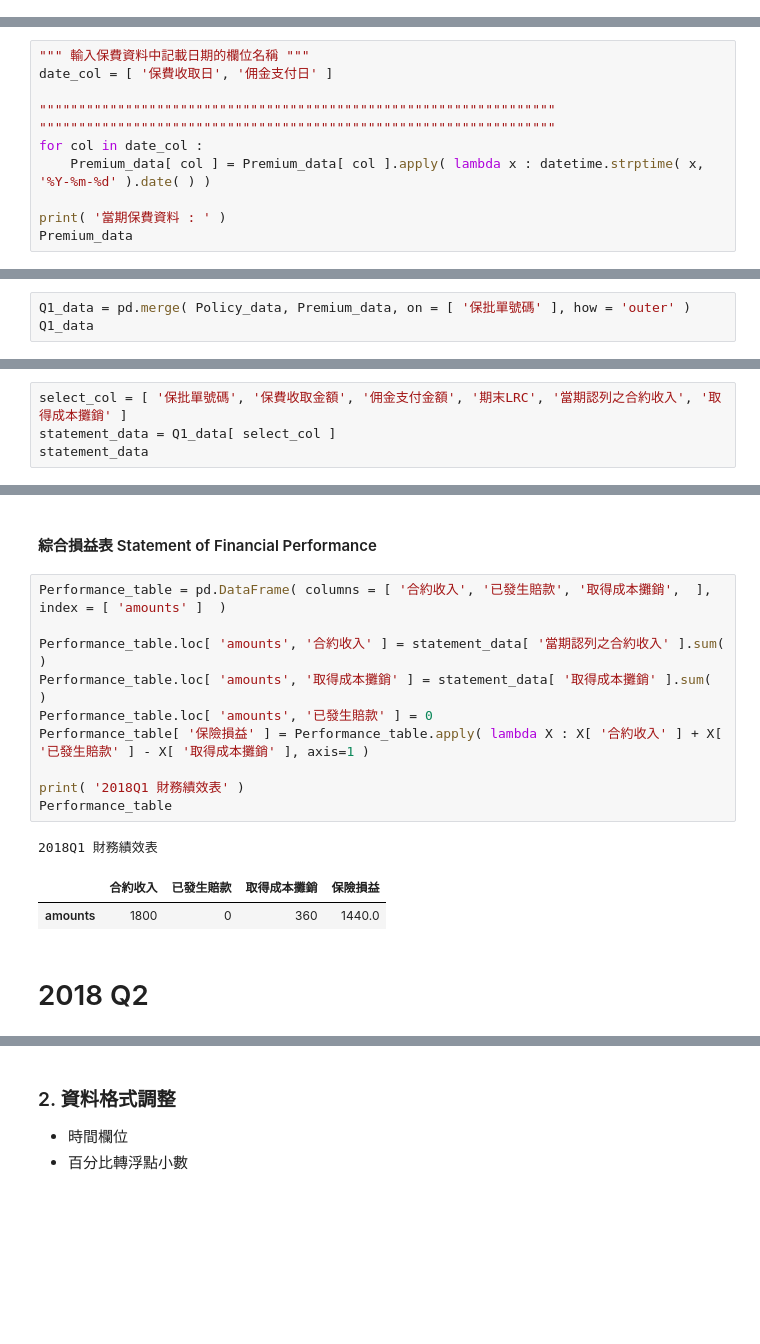
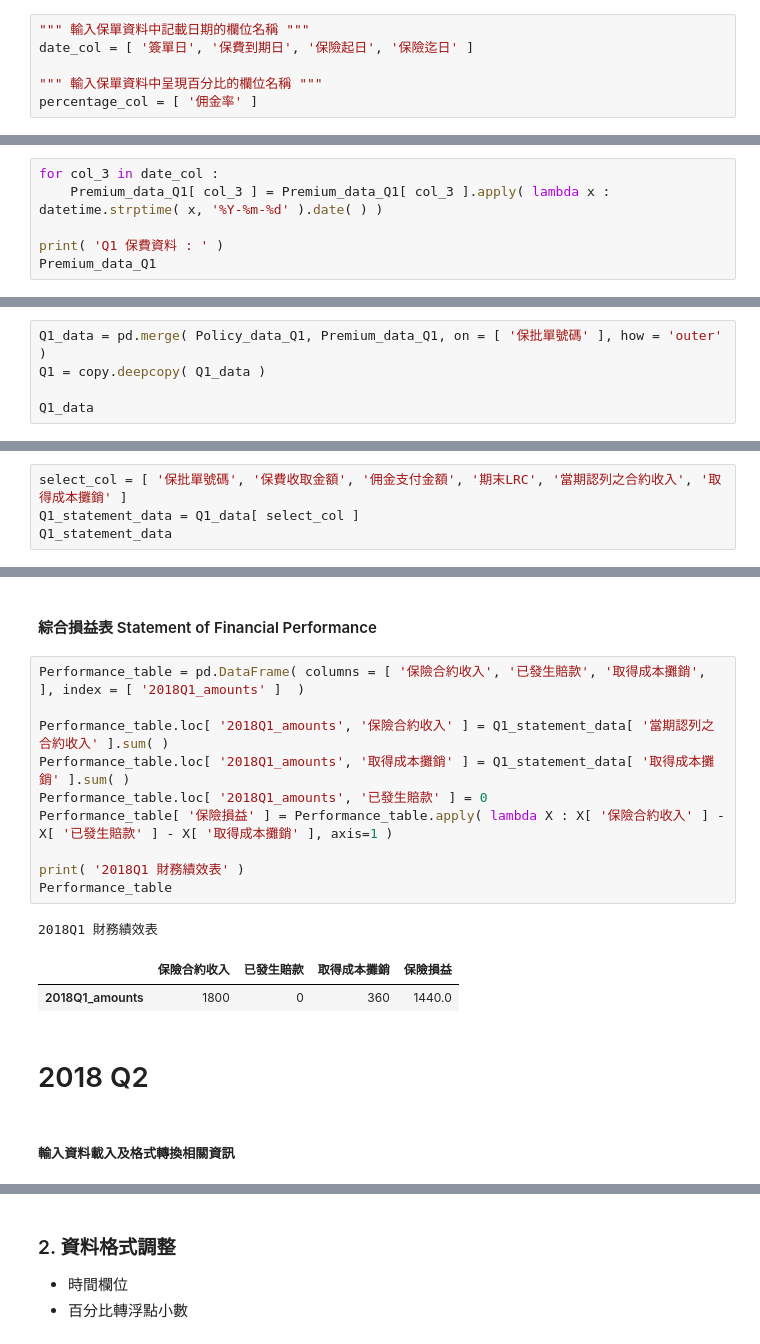
Before and after one commit to YenLinWu/IFRS-17-PAA-Implementation, a Jupyter notebook: PAA/PAA.ipynb, the cells around one changed output, grey strips where cells are left out. Saved outputs shown, nothing was run; the diff lists cells and outputs as text; blank space fills up the shorter version.

```diff
--- a/PAA/PAA.ipynb
+++ b/PAA/PAA.ipynb
@@ -43 +67,7 @@ Path of Read in Premium Data: /Users/YenLin/Desktop/PAA/Data/保費資料_2018Q1
+# %%
+""" 輸入保單資料中記載日期的欄位名稱 """
+date_col = [ '簽單日', '保費到期日', '保險起日', '保險迄日' ]
+
+""" 輸入保單資料中呈現百分比的欄位名稱 """
+percentage_col = [ '佣金率' ]
 # %%
@@ -72,12 +102,7 @@ Policy_data
 # %%
-""" 輸入保費資料中記載日期的欄位名稱 """
-date_col = [ '保費收取日', '佣金支付日' ]
+for col_3 in date_col :
+    Premium_data_Q1[ col_3 ] = Premium_data_Q1[ col_3 ].apply( lambda x : datetime.strptime( x, '%Y-%m-%d' ).date( ) )
 
-""""""""""""""""""""""""""""""""""""""""""""""""""""""""""""""""""
-""""""""""""""""""""""""""""""""""""""""""""""""""""""""""""""""""
-for col in date_col :
-    Premium_data[ col ] = Premium_data[ col ].apply( lambda x : datetime.strptime( x, '%Y-%m-%d' ).date( ) )
-
-print( '當期保費資料 : ' )
-Premium_data
+print( 'Q1 保費資料 : ' )
+Premium_data_Q1
 # %% [output]
@@ -91,7 +116,9 @@ Premium_data
 # %% [markdown]
 ### 3. 合併當期「保單資料」及「保費資料」
 # %%
-Q1_data = pd.merge( Policy_data, Premium_data, on = [ '保批單號碼' ], how = 'outer' )
+Q1_data = pd.merge( Policy_data_Q1, Premium_data_Q1, on = [ '保批單號碼' ], how = 'outer' )
+Q1 = copy.deepcopy( Q1_data )
+
 Q1_data
 # %% [output]
 |  | 保批單號碼 | Group | 簽單日 | 保費到期日 | 保險起日 | 保險迄日 | 簽單保費 | 佣金率 | 保費收取日 | 保費收取金額 | 佣金支付日 | ... |
@@ -263,8 +283,8 @@ Q1_data
 - 綜合損益表 Statement of Financial Performance
 # %%
 select_col = [ '保批單號碼', '保費收取金額', '佣金支付金額', '期末LRC', '當期認列之合約收入', '取得成本攤銷' ]
-statement_data = Q1_data[ select_col ]
-statement_data
+Q1_statement_data = Q1_data[ select_col ]
+Q1_statement_data
 # %% [output]
 |  | 保批單號碼 | 保費收取金額 | 佣金支付金額 | 期末LRC | 當期認列之合約收入 | 取得成本攤銷 |
 | 0 | A0001 | 1200.0 | 240.0 | 720.0 | 300.0 | 60.0 |
@@ -308,18 +328,20 @@ Position_table
 # %% [markdown]
 #### 綜合損益表 Statement of Financial Performance
 # %%
-Performance_table = pd.DataFrame( columns = [ '合約收入', '已發生賠款', '取得成本攤銷',  ], index = [ 'amounts' ]  )
+Performance_table = pd.DataFrame( columns = [ '保險合約收入', '已發生賠款', '取得成本攤銷',  ], index = [ '2018Q1_amounts' ]  )
 
-Performance_table.loc[ 'amounts', '合約收入' ] = statement_data[ '當期認列之合約收入' ].sum( )
-Performance_table.loc[ 'amounts', '取得成本攤銷' ] = statement_data[ '取得成本攤銷' ].sum( )
-Performance_table.loc[ 'amounts', '已發生賠款' ] = 0
-Performance_table[ '保險損益' ] = Performance_table.apply( lambda X : X[ '合約收入' ] + X[ '已發生賠款' ] - X[ '取得成本攤銷' ], axis=1 )
+Performance_table.loc[ '2018Q1_amounts', '保險合約收入' ] = Q1_statement_data[ '當期認列之合約收入' ].sum( )
+Performance_table.loc[ '2018Q1_amounts', '取得成本攤銷' ] = Q1_statement_data[ '取得成本攤銷' ].sum( )
+Performance_table.loc[ '2018Q1_amounts', '已發生賠款' ] = 0
+Performance_table[ '保險損益' ] = Performance_table.apply( lambda X : X[ '保險合約收入' ] - X[ '已發生賠款' ] - X[ '取得成本攤銷' ], axis=1 )
 
 print( '2018Q1 財務績效表' )
 Performance_table
 # %% [output]
 2018Q1 財務績效表
-|  | 合約收入 | 已發生賠款 | 取得成本攤銷 | 保險損益 |
-| amounts | 1800 | 0 | 360 | 1440.0 |
+|  | 保險合約收入 | 已發生賠款 | 取得成本攤銷 | 保險損益 |
+| 2018Q1_amounts | 1800 | 0 | 360 | 1440.0 |
 # %% [markdown]
 # 2018 Q2
+# %% [markdown]
+##### 輸入資料載入及格式轉換相關資訊
```
Also changed, not shown: parts of 33 cells of this notebook.
